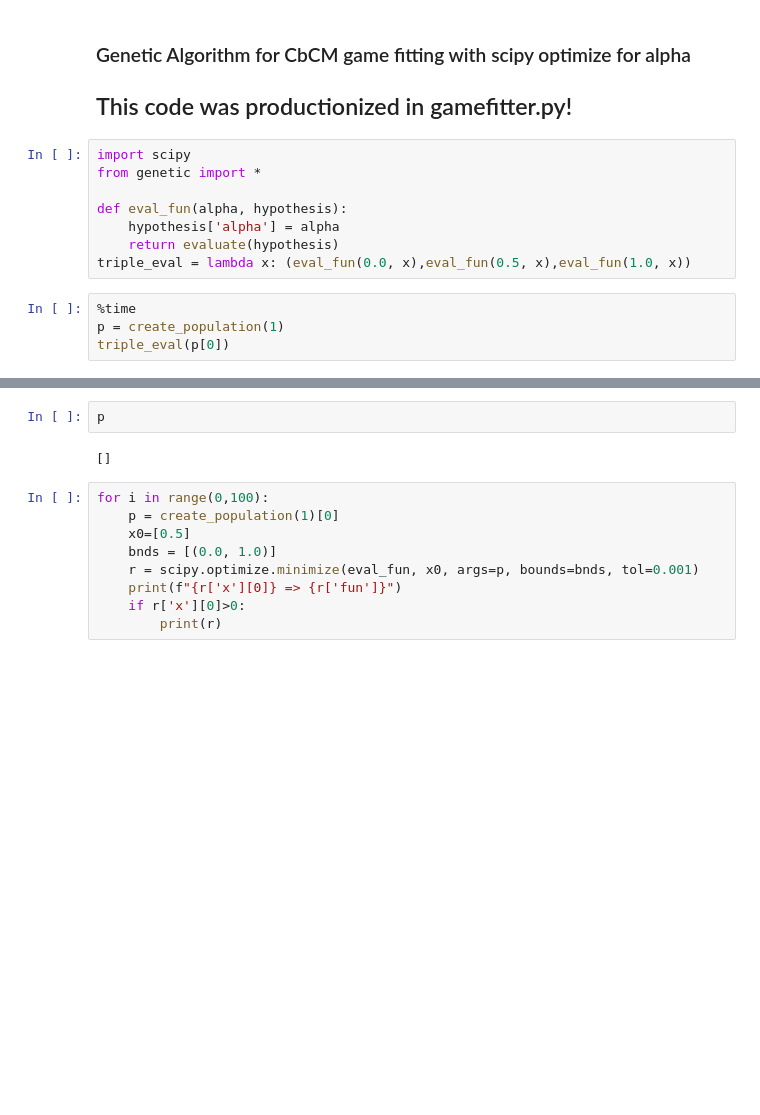
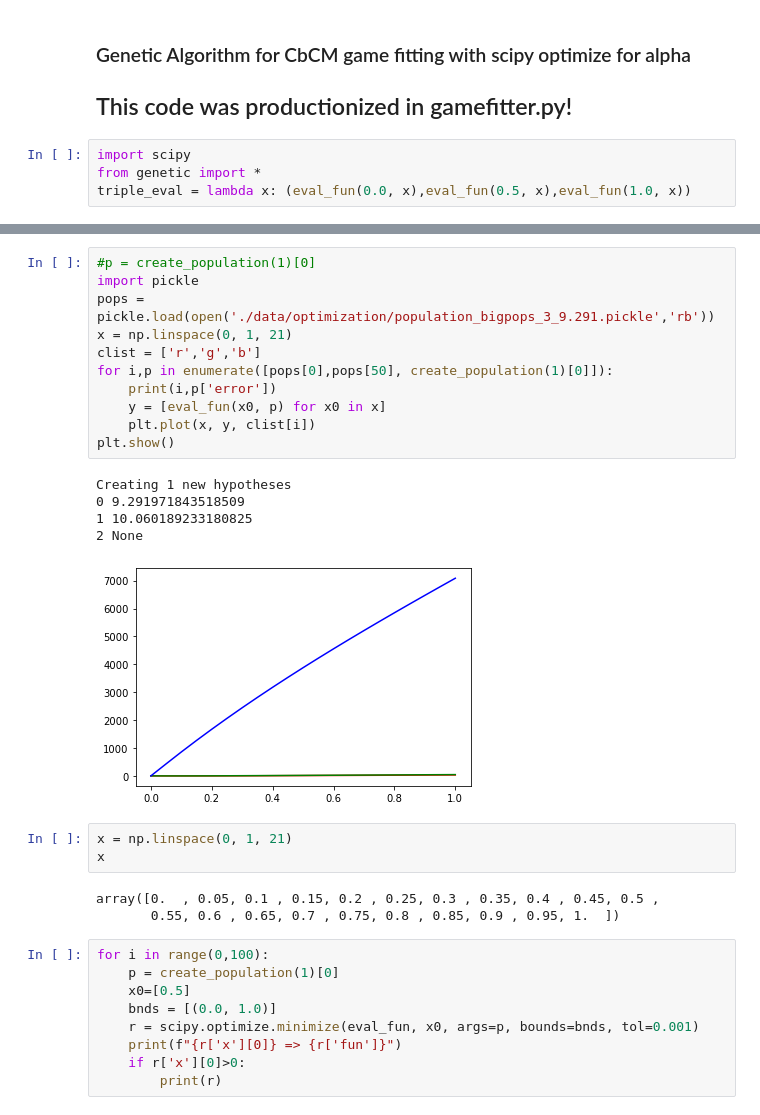
Before and after one commit to positivedefinite/corpgame, a Jupyter notebook: Experiment 7 genetic + exact alpha.ipynb, the cells around one changed output, grey strips where cells are left out. Cells and saved outputs as stored; diff of their text form; blank space fills up the shorter version.

```diff
--- a/Experiment 7 genetic + exact alpha.ipynb
+++ b/Experiment 7 genetic + exact alpha.ipynb
@@ -4,12 +4,4 @@
 # %%
 import scipy
 from genetic import *
-
-def eval_fun(alpha, hypothesis):
-    hypothesis['alpha'] = alpha
-    return evaluate(hypothesis)
 triple_eval = lambda x: (eval_fun(0.0, x),eval_fun(0.5, x),eval_fun(1.0, x))
-# %%
-%time
-p = create_population(1)
-triple_eval(p[0])
@@ -20,7 +8,26 @@ IndexError: list index out of range
-# %%
-p
-# %% [output]
-[]
+# %%
+#p = create_population(1)[0]
+import pickle
+pops = pickle.load(open('./data/optimization/population_bigpops_3_9.291.pickle','rb'))
+x = np.linspace(0, 1, 21)
+clist = ['r','g','b']
+for i,p in enumerate([pops[0],pops[50], create_population(1)[0]]):
+    print(i,p['error'])
+    y = [eval_fun(x0, p) for x0 in x]
+    plt.plot(x, y, clist[i])
+plt.show()
+# %% [output]
+Creating 1 new hypotheses
+0 9.291971843518509
+1 10.060189233180825
+2 None
+[figure, added]
+# %%
+x = np.linspace(0, 1, 21)
+x
+# %% [output]
+array([0.  , 0.05, 0.1 , 0.15, 0.2 , 0.25, 0.3 , 0.35, 0.4 , 0.45, 0.5 ,
+       0.55, 0.6 , 0.65, 0.7 , 0.75, 0.8 , 0.85, 0.9 , 0.95, 1.  ])
 # %%
 for i in range(0,100):
     p = create_population(1)[0]
```
Also changed, not shown: parts of 1 cell of this notebook, 2 other files.
